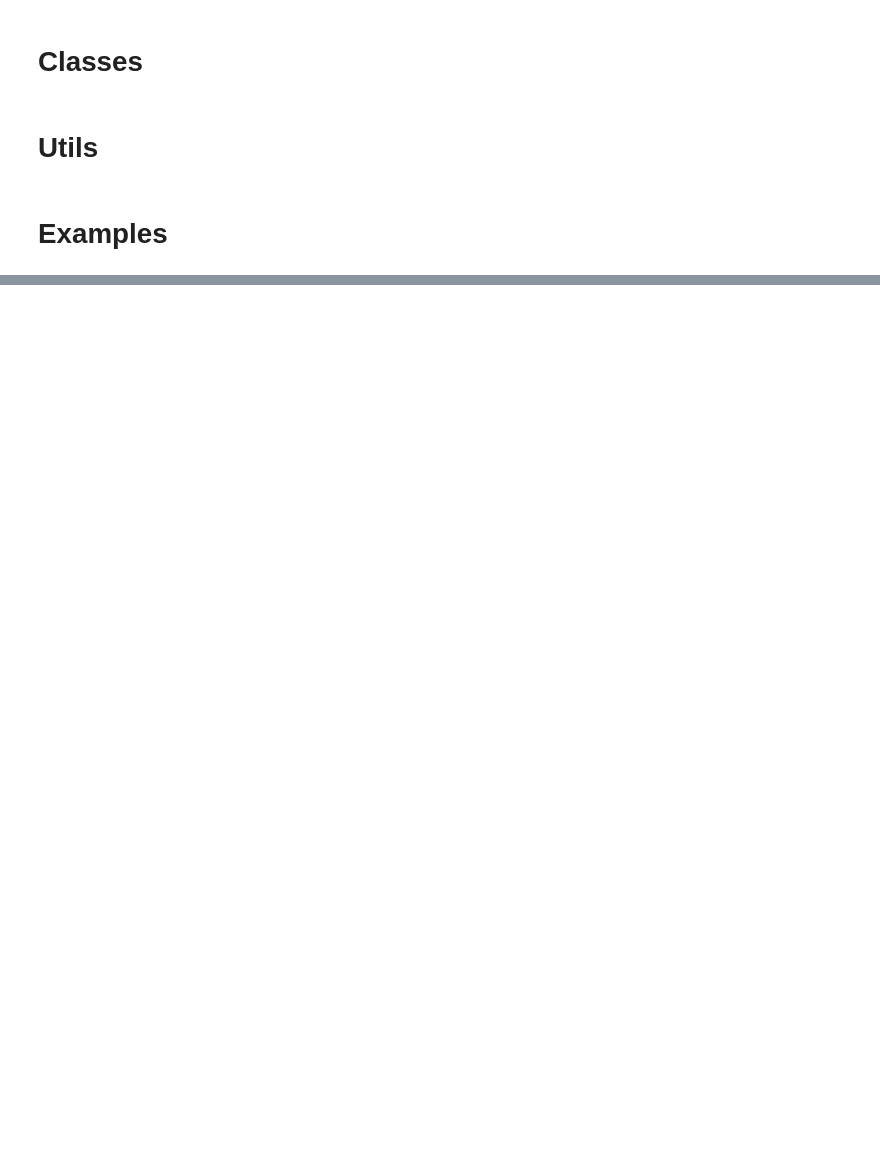
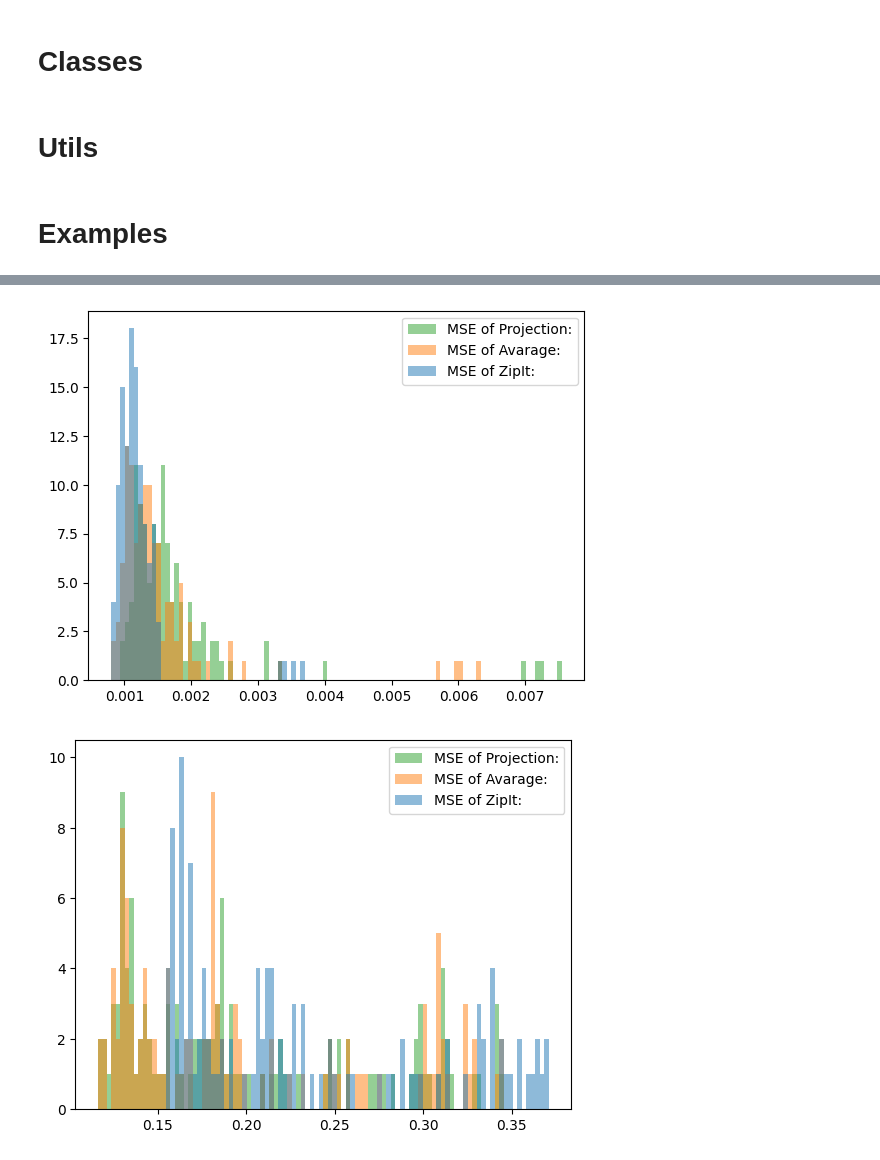
Before and after one commit to CTLab-ITMO/MoE_Optimization, a Jupyter notebook: merging/ZipIt_MSE.ipynb, the cells around one changed output, grey strips where cells are left out. Cells and saved outputs as stored; diff of their text form; code cells hidden in the pictures; blank space fills up the shorter version.

```diff
--- a/merging/ZipIt_MSE.ipynb
+++ b/merging/ZipIt_MSE.ipynb
@@ -200,0 +305,8 @@ def find_mlp_mse_err_repeat(merger, n: int, hidden: int, out: int, repeat: int =
+# %%
+def turn_in_mlp(mlp: nn.Module) -> MLP:
+    """Extract matrixs from loaded mlp layer and create AdvancedMLP with same weights"""
+    new_mlp = AdvancedMLP(mlp.gate_proj.in_features, mlp.gate_proj.out_features, mlp.down_proj.out_features)
+    new_mlp.gate = mlp.gate_proj
+    new_mlp.up = mlp.up_proj
+    new_mlp.down = mlp.down_proj
+    return new_mlp
@@ -305,0 +459,11 @@ find_mlp_mse_err_visual(n=100, hidden=400, out=100, type=VISUAL_TYPE_HIST_STACKE
+# %%
+plt.hist(all_means.values(), bins=100, histtype="stepfilled", alpha=0.5, label=all_means.keys())
+plt.legend()
+plt.show()
+plt.hist(all_times.values(), bins=100, histtype="stepfilled", alpha=0.5, label=all_means.keys())
+plt.legend()
+plt.show()
+pass
+# %% [output]
+[figure, added]
+[figure, added]
```
Also changed, not shown: parts of 34 cells of this notebook.
